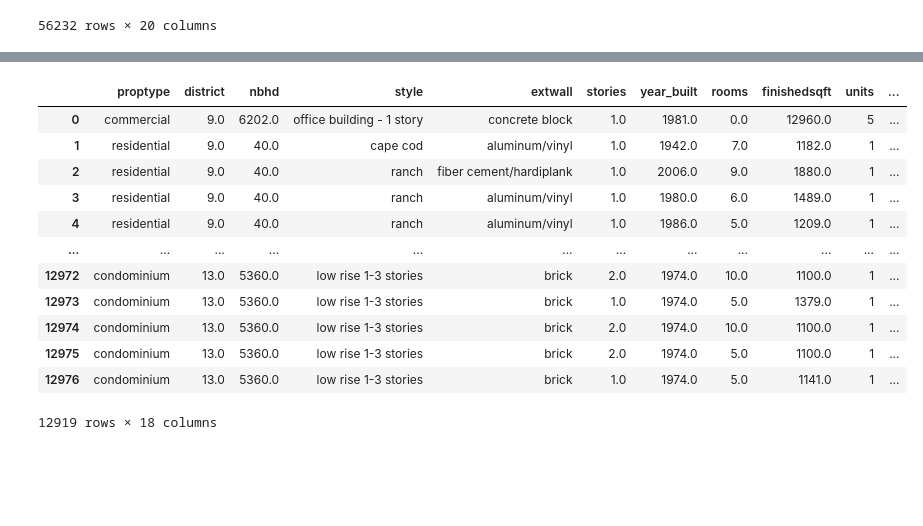
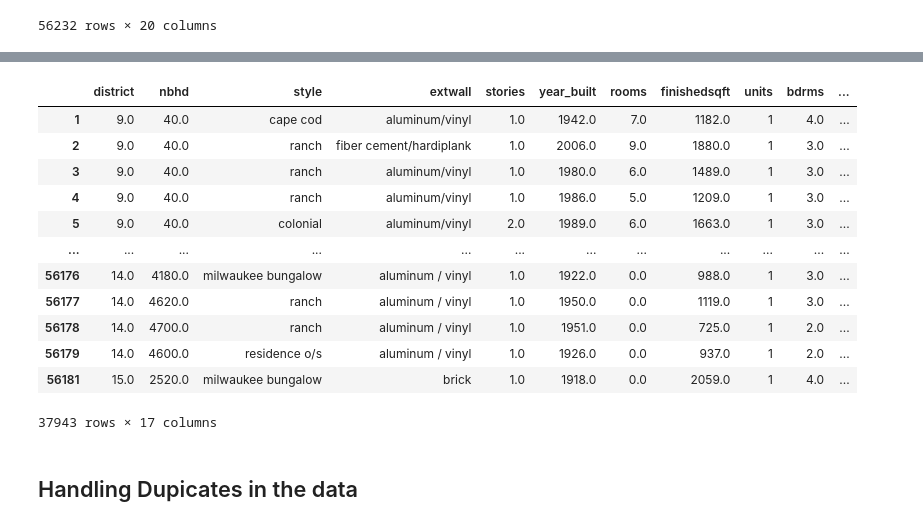
Before and after one commit to vivsarraf/Milwaukee-Property-Price-Predictor-Dashboard, a Jupyter notebook: Data_cleaning_process.ipynb, the cells around one changed output, grey strips where cells are left out. Cells and saved outputs as stored; diff of their text form; code cells hidden in the pictures; blank space fills up the shorter version.

Commit message:
More data cleaning and optimization

```diff
--- a/Data_cleaning_process.ipynb
+++ b/Data_cleaning_process.ipynb
@@ -82,0 +120,3 @@ memory usage: 8.6+ MB
+# %%
+data = data[data.Sale_price >= 50000]
+data
@@ -83,5 +137,5 @@ memory usage: 8.6+ MB
 # %%
 # droping columns with unique values b/c they can't be used in machine learning process
-data = data.drop(columns=['PropertyID', 'taxkey', 'Address', 'CondoProject'])
+data = data.drop(columns=['PropertyID', 'taxkey', 'Address', 'CondoProject', 'PropType'])
 data
 # %% [output]
@@ -101,10 +157,9 @@ data
 # %%
 # Filling in missing needed values
 # Most missing Extwall were condos. Filling with brick, since the remaining condos had brick.
-data['Extwall'] = data['Extwall'].fillna("brick")
+# data['Extwall'] = data['Extwall'].fillna("brick")
 # Filling with 0 for bdrms and rooms
-data['Bdrms'] = data['Bdrms'].fillna(0.0)
-data['Rooms'] = data['Rooms'].fillna(0.0)
+# data['Bdrms'] = data['Bdrms'].fillna(0.0)
 # Filling with 1 for stories
 data['Stories'] = data['Stories'].fillna(1.0)
 data
@@ -165,6 +224,6 @@ data
 # %%
 # Standardizig categorical columns to consistent capitalization
-data['proptype'] = data['proptype'].str.lower()
+# data['proptype'] = data['proptype'].str.lower()
 data['style'] = data['style'].str.lower()
 data['extwall'] = data['extwall'].str.lower()
 data
@@ -185,22 +244,24 @@ data
 # %%
 # Handling Missing Values
 # For simplicity, we'll drop rows with missing target values (sale_price) and rows with excessive missing values.
-data_cleaned = data.dropna(subset=['sale_price', 'sale_date', 'finishedsqft', 'year_built'])
+data_cleaned = data.dropna(subset=['sale_price', 'sale_date', 'finishedsqft', 'district', 'nbhd', 'lotsize', 'hbath', 'fbath', 'rooms', 'extwall'])
 data_cleaned
 # %% [output]
-|  | proptype | district | nbhd | style | extwall | stories | year_built | rooms | finishedsqft | units | ... |
-| 0 | commercial | 9.0 | 6202.0 | office building - 1 story | concrete block | 1.0 | 1981.0 | 0.0 | 12960.0 | 5 | ... |
-| 1 | residential | 9.0 | 40.0 | cape cod | aluminum/vinyl | 1.0 | 1942.0 | 7.0 | 1182.0 | 1 | ... |
-| 2 | residential | 9.0 | 40.0 | ranch | fiber cement/hardiplank | 1.0 | 2006.0 | 9.0 | 1880.0 | 1 | ... |
-| 3 | residential | 9.0 | 40.0 | ranch | aluminum/vinyl | 1.0 | 1980.0 | 6.0 | 1489.0 | 1 | ... |
-| 4 | residential | 9.0 | 40.0 | ranch | aluminum/vinyl | 1.0 | 1986.0 | 5.0 | 1209.0 | 1 | ... |
+|  | district | nbhd | style | extwall | stories | year_built | rooms | finishedsqft | units | bdrms | ... |
+| 1 | 9.0 | 40.0 | cape cod | aluminum/vinyl | 1.0 | 1942.0 | 7.0 | 1182.0 | 1 | 4.0 | ... |
+| 2 | 9.0 | 40.0 | ranch | fiber cement/hardiplank | 1.0 | 2006.0 | 9.0 | 1880.0 | 1 | 3.0 | ... |
+| 3 | 9.0 | 40.0 | ranch | aluminum/vinyl | 1.0 | 1980.0 | 6.0 | 1489.0 | 1 | 3.0 | ... |
+| 4 | 9.0 | 40.0 | ranch | aluminum/vinyl | 1.0 | 1986.0 | 5.0 | 1209.0 | 1 | 3.0 | ... |
+| 5 | 9.0 | 40.0 | colonial | aluminum/vinyl | 2.0 | 1989.0 | 6.0 | 1663.0 | 1 | 3.0 | ... |
 | ... | ... | ... | ... | ... | ... | ... | ... | ... | ... | ... | ... |
-| 12972 | condominium | 13.0 | 5360.0 | low rise 1-3 stories | brick | 2.0 | 1974.0 | 10.0 | 1100.0 | 1 | ... |
-| 12973 | condominium | 13.0 | 5360.0 | low rise 1-3 stories | brick | 1.0 | 1974.0 | 5.0 | 1379.0 | 1 | ... |
-| 12974 | condominium | 13.0 | 5360.0 | low rise 1-3 stories | brick | 2.0 | 1974.0 | 10.0 | 1100.0 | 1 | ... |
-| 12975 | condominium | 13.0 | 5360.0 | low rise 1-3 stories | brick | 2.0 | 1974.0 | 5.0 | 1100.0 | 1 | ... |
-| 12976 | condominium | 13.0 | 5360.0 | low rise 1-3 stories | brick | 1.0 | 1974.0 | 5.0 | 1141.0 | 1 | ... |
+| 56176 | 14.0 | 4180.0 | milwaukee bungalow | aluminum / vinyl | 1.0 | 1922.0 | 0.0 | 988.0 | 1 | 3.0 | ... |
+| 56177 | 14.0 | 4620.0 | ranch | aluminum / vinyl | 1.0 | 1950.0 | 0.0 | 1119.0 | 1 | 3.0 | ... |
+| 56178 | 14.0 | 4700.0 | ranch | aluminum / vinyl | 1.0 | 1951.0 | 0.0 | 725.0 | 1 | 2.0 | ... |
+| 56179 | 14.0 | 4600.0 | residence o/s | aluminum / vinyl | 1.0 | 1926.0 | 0.0 | 937.0 | 1 | 2.0 | ... |
+| 56181 | 15.0 | 2520.0 | milwaukee bungalow | brick | 1.0 | 1918.0 | 0.0 | 2059.0 | 1 | 4.0 | ... |
-12919 rows × 18 columns
+37943 rows × 17 columns
+# %% [markdown]
+## Handling Dupicates in the data
 # %%
 # Removing Duplicate Records
 data_cleaned = data_cleaned.drop_duplicates()
```
Also changed, not shown: parts of 26 cells of this notebook, 2 other files.
